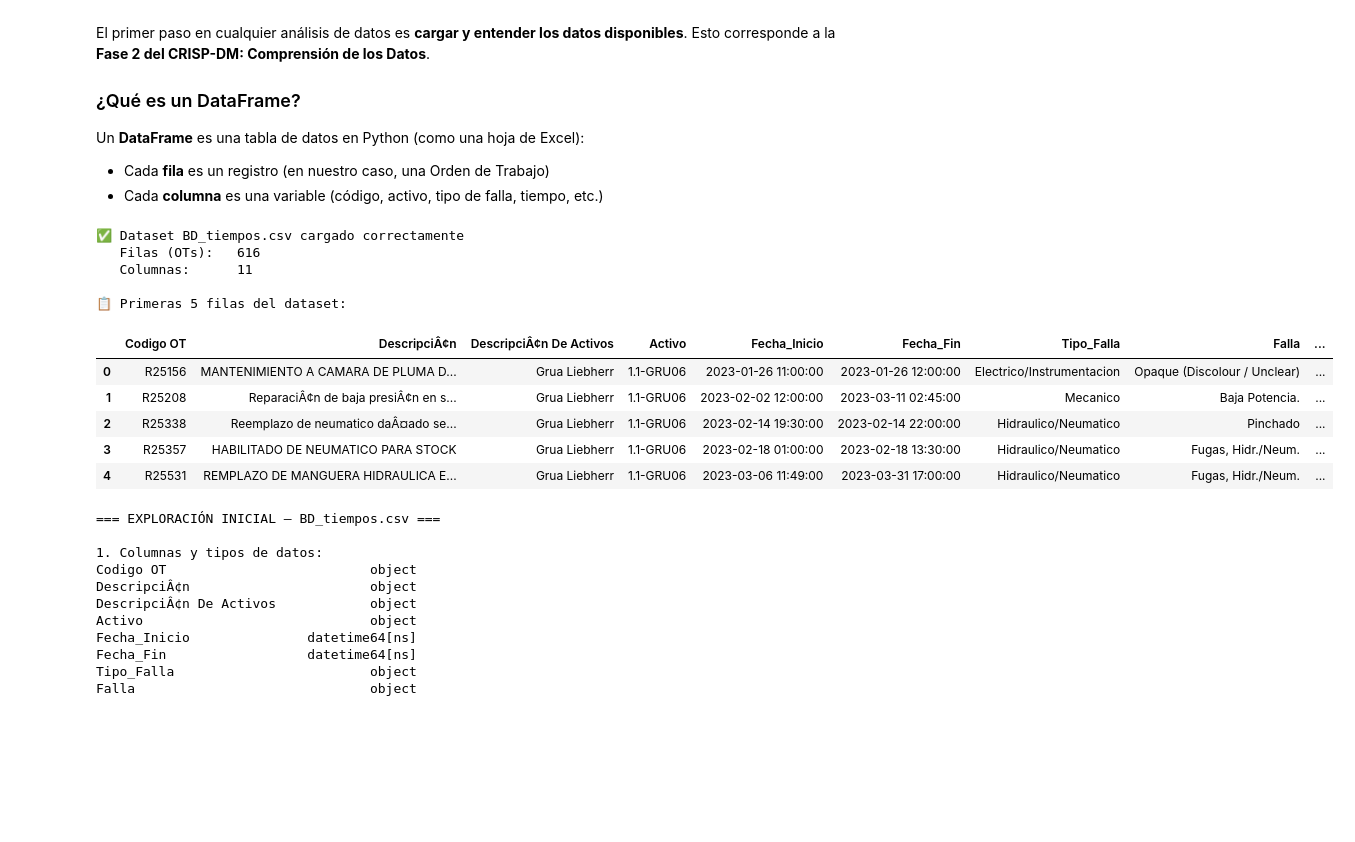
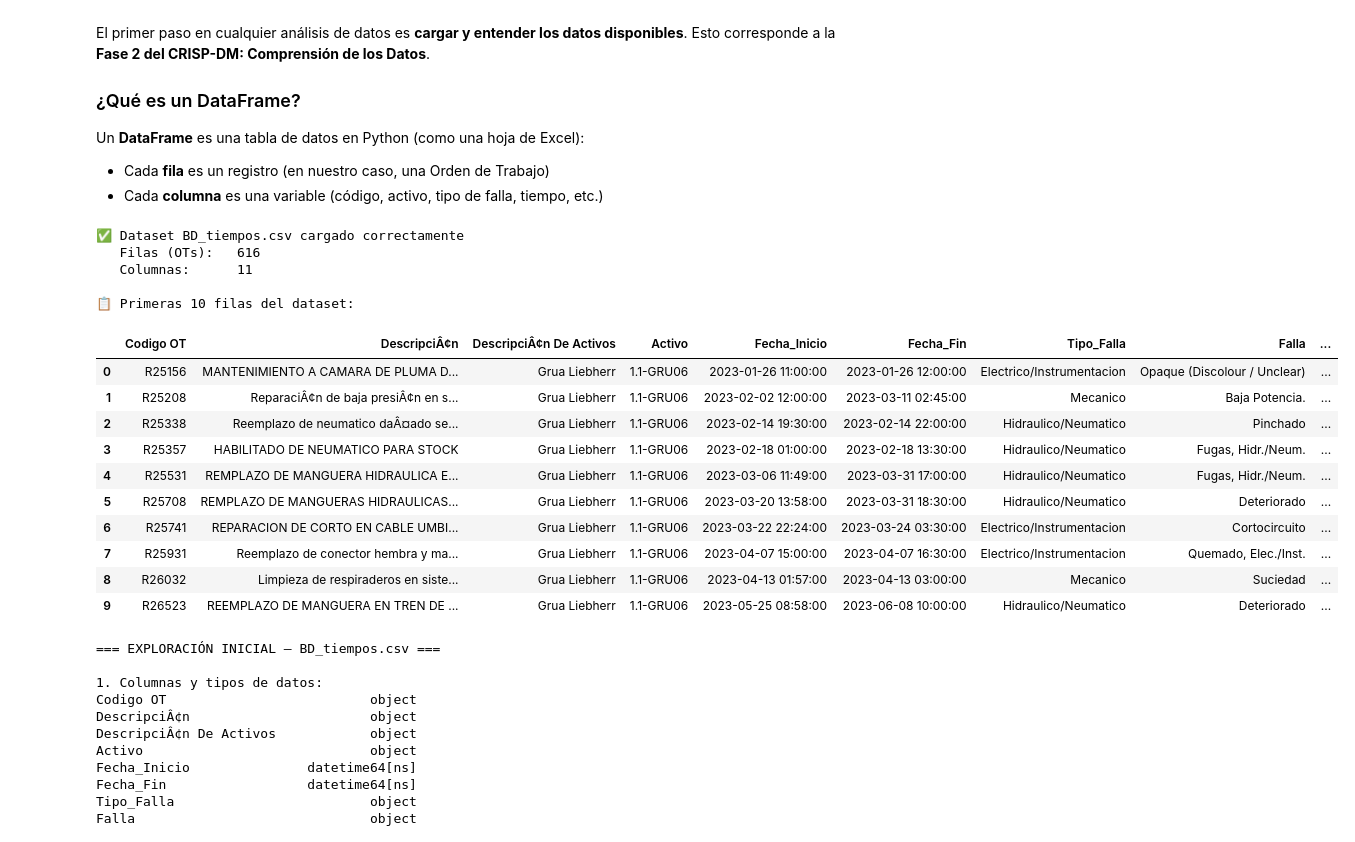
Before and after one commit to DarioCorona/personal, a Jupyter notebook: Copia_de_Intro_Python_Modulo1.ipynb, the cells around one changed output. Saved outputs shown, nothing was run; the diff lists cells and outputs as text; code cells hidden in the pictures; blank space fills up the shorter version.

```diff
--- a/Copia_de_Intro_Python_Modulo1.ipynb
+++ b/Copia_de_Intro_Python_Modulo1.ipynb
@@ -117,36 +117,41 @@ df = df.rename(columns={
     'Completada en:':         'Fecha_Fin',            # cuándo terminó la OT
     'Tipo Falla':             'Tipo_Falla',           # categoría de la falla
     'Asset Type Code':        'Tipo_Activo',          # código del tipo de activo
     'Tiempo de Falla':        'Tiempo_Falla_min'      # duración de la falla en minutos
 })
 
 # Convertir el tiempo de minutos a horas (más fácil de interpretar)
 # Dividimos cada valor de la columna entre 60
 df['Tiempo_Falla_h'] = df['Tiempo_Falla_min'] / 60
 
 # Convertir las fechas de texto a formato fecha de Python
 df['Fecha_Inicio'] = pd.to_datetime(df['Fecha_Inicio'], dayfirst=True, errors='coerce')
 df['Fecha_Fin']    = pd.to_datetime(df['Fecha_Fin'],    dayfirst=True, errors='coerce')
 
 # Mostrar información básica del dataset
 print('✅ Dataset BD_tiempos.csv cargado correctamente')
 print(f'   Filas (OTs):   {df.shape[0]:,}')   # shape[0] = número de filas
 print(f'   Columnas:      {df.shape[1]}')      # shape[1] = número de columnas
 print()
-print('📋 Primeras 5 filas del dataset:')
-display(df.head())   # head() muestra las primeras 5 filas por defecto
+print('📋 Primeras 10 filas del dataset:')
+display(df.head(10))   # head() muestra las primeras 10 filas por defecto
 # %% [output]
 ✅ Dataset BD_tiempos.csv cargado correctamente
    Filas (OTs):   616
    Columnas:      11
 
-📋 Primeras 5 filas del dataset:
+📋 Primeras 10 filas del dataset:
 |  | Codigo OT | DescripciÂ¢n | DescripciÂ¢n De Activos | Activo | Fecha_Inicio | Fecha_Fin | Tipo_Falla | Falla | ... |
 | 0 | R25156 | MANTENIMIENTO A CAMARA DE PLUMA D... | Grua Liebherr | 1.1-GRU06 | 2023-01-26 11:00:00 | 2023-01-26 12:00:00 | Electrico/Instrumentacion | Opaque (Discolour / Unclear) | ... |
 | 1 | R25208 | ReparaciÂ¢n de baja presiÂ¢n en s... | Grua Liebherr | 1.1-GRU06 | 2023-02-02 12:00:00 | 2023-03-11 02:45:00 | Mecanico | Baja Potencia. | ... |
 | 2 | R25338 | Reemplazo de neumatico daÂ¤ado se... | Grua Liebherr | 1.1-GRU06 | 2023-02-14 19:30:00 | 2023-02-14 22:00:00 | Hidraulico/Neumatico | Pinchado | ... |
 | 3 | R25357 | HABILITADO DE NEUMATICO PARA STOCK | Grua Liebherr | 1.1-GRU06 | 2023-02-18 01:00:00 | 2023-02-18 13:30:00 | Hidraulico/Neumatico | Fugas, Hidr./Neum. | ... |
 | 4 | R25531 | REMPLAZO DE MANGUERA HIDRAULICA E... | Grua Liebherr | 1.1-GRU06 | 2023-03-06 11:49:00 | 2023-03-31 17:00:00 | Hidraulico/Neumatico | Fugas, Hidr./Neum. | ... |
+| 5 | R25708 | REMPLAZO DE MANGUERAS HIDRAULICAS... | Grua Liebherr | 1.1-GRU06 | 2023-03-20 13:58:00 | 2023-03-31 18:30:00 | Hidraulico/Neumatico | Deteriorado | ... |
+| 6 | R25741 | REPARACION DE CORTO EN CABLE UMBI... | Grua Liebherr | 1.1-GRU06 | 2023-03-22 22:24:00 | 2023-03-24 03:30:00 | Electrico/Instrumentacion | Cortocircuito | ... |
+| 7 | R25931 | Reemplazo de conector hembra y ma... | Grua Liebherr | 1.1-GRU06 | 2023-04-07 15:00:00 | 2023-04-07 16:30:00 | Electrico/Instrumentacion | Quemado, Elec./Inst. | ... |
+| 8 | R26032 | Limpieza de respiraderos en siste... | Grua Liebherr | 1.1-GRU06 | 2023-04-13 01:57:00 | 2023-04-13 03:00:00 | Mecanico | Suciedad | ... |
+| 9 | R26523 | REEMPLAZO DE MANGUERA EN TREN DE ... | Grua Liebherr | 1.1-GRU06 | 2023-05-25 08:58:00 | 2023-06-08 10:00:00 | Hidraulico/Neumatico | Deteriorado | ... |
 # %%
 # ============================================================
 # EXPLORACIÓN INICIAL DEL DATASET
```
